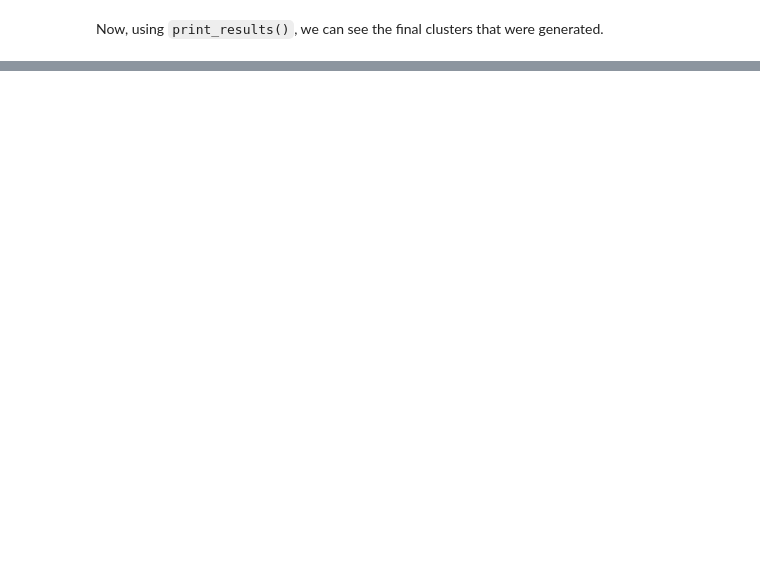
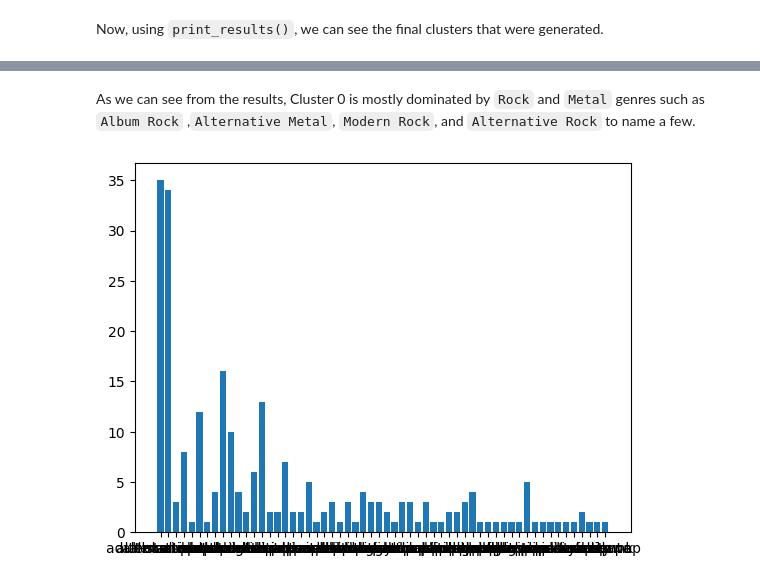
Before and after one commit to JarrettTo/CSMODEL, a Jupyter notebook: CSMODEL-Project-X23-Group7.zip.ipynb, the cells around one changed output, grey strips where cells are left out. Saved outputs shown, nothing was run; the diff lists cells and outputs as text; code cells hidden in the pictures; blank space fills up the shorter version.

```diff
--- a/CSMODEL-Project-X23-Group7.zip.ipynb
+++ b/CSMODEL-Project-X23-Group7.zip.ipynb
@@ -343,0 +941,7 @@ kmeans.print_results(groups, -1, genre_df)
+# %% [markdown]
+As we can see from the results, Cluster 0 is mostly dominated by `Rock` and `Metal` genres such as `Album Rock` ,`Alternative Metal`, `Modern Rock`, and `Alternative Rock` to name a few.
+# %%
+plt.bar(test.loc[test['Cluster']==1]['Genre'],test.loc[test['Cluster']==1]['Count'])
+plt.show()
+# %% [output]
+[figure, added]
```
Also changed, not shown: parts of 90 cells of this notebook, 4 other files.
